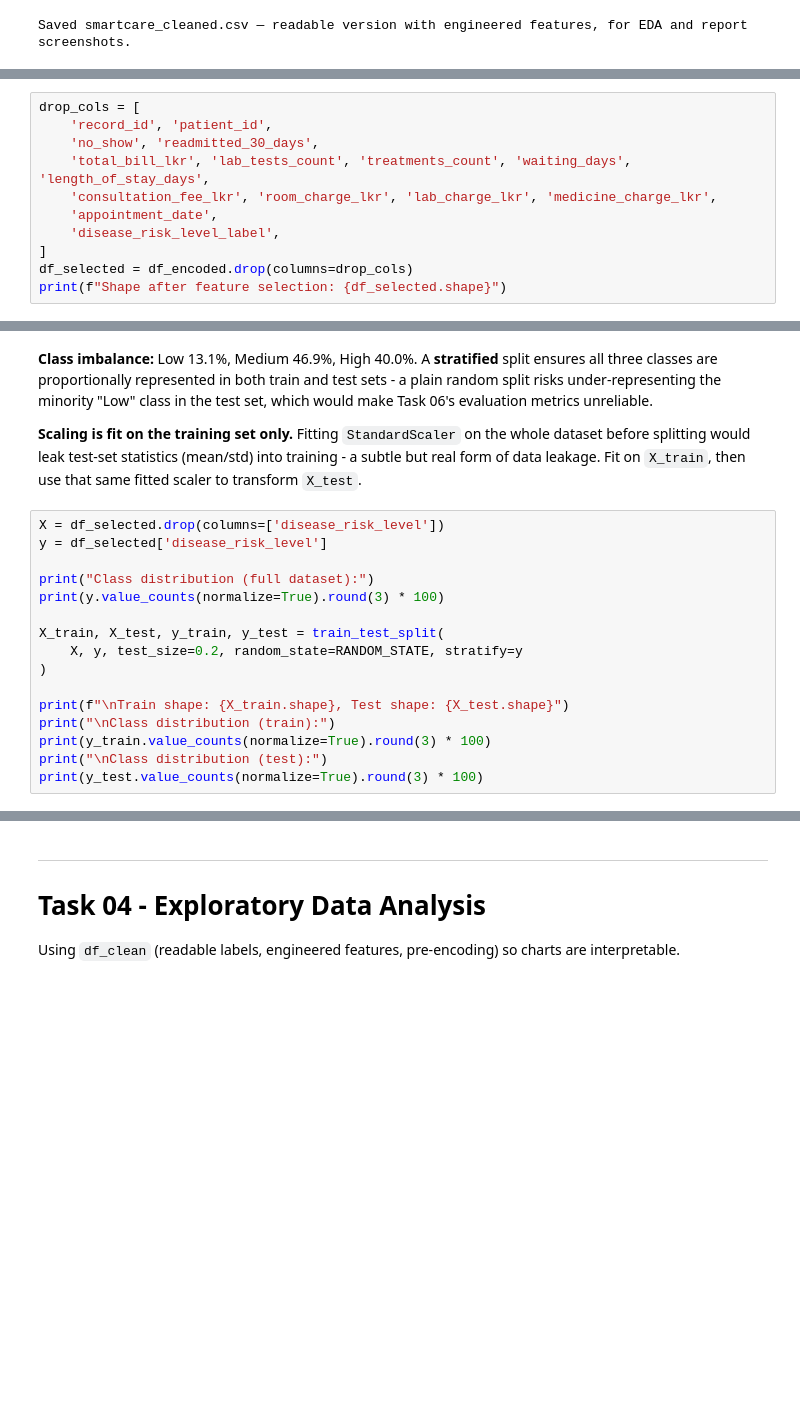
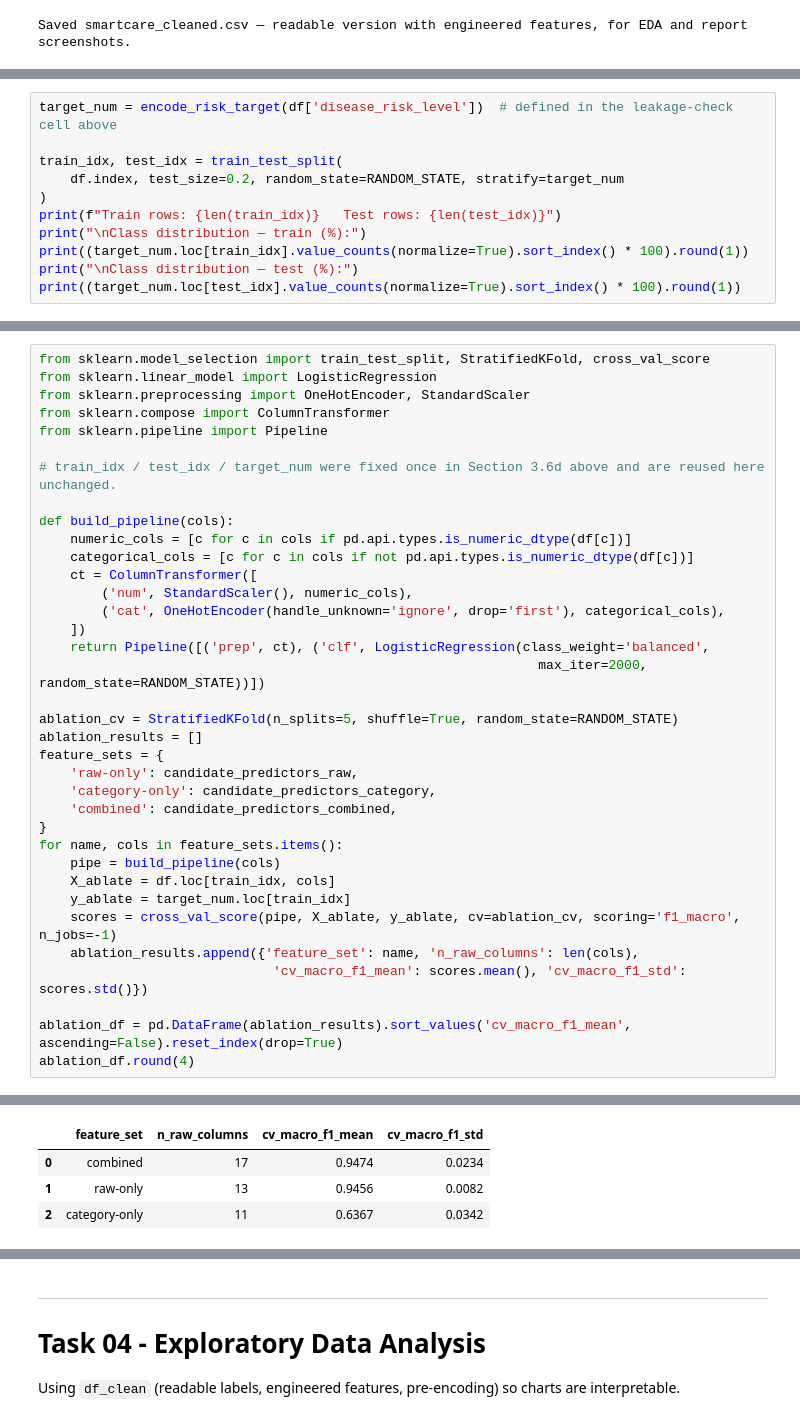
Before and after one commit to ThilaniDilmani/SmartCare-Hospital-AI, a Jupyter notebook: notebooks/task_03_and_04_CIT_23_02_0044 .ipynb, the cells around one changed output, grey strips where cells are left out. Saved outputs shown, nothing was run; the diff lists cells and outputs as text; blank space fills up the shorter version.

Commit message:
Update Task 03 and 04

```diff
--- a/notebooks/task 03 and 04_CIT-23-02-0044.ipynb
+++ b/notebooks/task_03_and_04_CIT_23_02_0044 .ipynb
@@ -377,12 +459,12 @@ dtype: float64
 # %%
-drop_cols = [
-    'record_id', 'patient_id',
-    'no_show', 'readmitted_30_days',
-    'total_bill_lkr', 'lab_tests_count', 'treatments_count', 'waiting_days', 'length_of_stay_days',
-    'consultation_fee_lkr', 'room_charge_lkr', 'lab_charge_lkr', 'medicine_charge_lkr',
-    'appointment_date',
-    'disease_risk_level_label',
-]
-df_selected = df_encoded.drop(columns=drop_cols)
-print(f"Shape after feature selection: {df_selected.shape}")
+target_num = encode_risk_target(df['disease_risk_level'])  # defined in the leakage-check cell above
+
+train_idx, test_idx = train_test_split(
+    df.index, test_size=0.2, random_state=RANDOM_STATE, stratify=target_num
+)
+print(f"Train rows: {len(train_idx)}   Test rows: {len(test_idx)}")
+print("\nClass distribution — train (%):")
+print((target_num.loc[train_idx].value_counts(normalize=True).sort_index() * 100).round(1))
+print("\nClass distribution — test (%):")
+print((target_num.loc[test_idx].value_counts(normalize=True).sort_index() * 100).round(1))
 # %% [output]
@@ -392,26 +496,37 @@ Shape after feature selection: (1000, 68)
-# %% [markdown]
-**Class imbalance:** Low 13.1%, Medium 46.9%, High 40.0%. A **stratified** split ensures all
-three classes are proportionally represented in both train and test sets - a plain random split
-risks under-representing the minority "Low" class in the test set, which would make Task 06's
-evaluation metrics unreliable.
-
-**Scaling is fit on the training set only.** Fitting `StandardScaler` on the whole dataset before
-splitting would leak test-set statistics (mean/std) into training - a subtle but real form of
-data leakage. Fit on `X_train`, then use that same fitted scaler to transform `X_test`.
 # %%
-X = df_selected.drop(columns=['disease_risk_level'])
-y = df_selected['disease_risk_level']
+from sklearn.model_selection import train_test_split, StratifiedKFold, cross_val_score
+from sklearn.linear_model import LogisticRegression
+from sklearn.preprocessing import OneHotEncoder, StandardScaler
+from sklearn.compose import ColumnTransformer
+from sklearn.pipeline import Pipeline
 
-print("Class distribution (full dataset):")
-print(y.value_counts(normalize=True).round(3) * 100)
+# train_idx / test_idx / target_num were fixed once in Section 3.6d above and are reused here unchanged.
 
-X_train, X_test, y_train, y_test = train_test_split(
-    X, y, test_size=0.2, random_state=RANDOM_STATE, stratify=y
-)
+def build_pipeline(cols):
+    numeric_cols = [c for c in cols if pd.api.types.is_numeric_dtype(df[c])]
+    categorical_cols = [c for c in cols if not pd.api.types.is_numeric_dtype(df[c])]
+    ct = ColumnTransformer([
+        ('num', StandardScaler(), numeric_cols),
+        ('cat', OneHotEncoder(handle_unknown='ignore', drop='first'), categorical_cols),
+    ])
+    return Pipeline([('prep', ct), ('clf', LogisticRegression(class_weight='balanced',
+                                                                max_iter=2000, random_state=RANDOM_STATE))])
 
-print(f"\nTrain shape: {X_train.shape}, Test shape: {X_test.shape}")
-print("\nClass distribution (train):")
-print(y_train.value_counts(normalize=True).round(3) * 100)
-print("\nClass distribution (test):")
-print(y_test.value_counts(normalize=True).round(3) * 100)
+ablation_cv = StratifiedKFold(n_splits=5, shuffle=True, random_state=RANDOM_STATE)
+ablation_results = []
+feature_sets = {
+    'raw-only': candidate_predictors_raw,
+    'category-only': candidate_predictors_category,
+    'combined': candidate_predictors_combined,
+}
+for name, cols in feature_sets.items():
+    pipe = build_pipeline(cols)
+    X_ablate = df.loc[train_idx, cols]
+    y_ablate = target_num.loc[train_idx]
+    scores = cross_val_score(pipe, X_ablate, y_ablate, cv=ablation_cv, scoring='f1_macro', n_jobs=-1)
+    ablation_results.append({'feature_set': name, 'n_raw_columns': len(cols),
+                              'cv_macro_f1_mean': scores.mean(), 'cv_macro_f1_std': scores.std()})
+
+ablation_df = pd.DataFrame(ablation_results).sort_values('cv_macro_f1_mean', ascending=False).reset_index(drop=True)
+ablation_df.round(4)
 # %% [output]
@@ -435 +533,5 @@ Name: proportion, dtype: float64
+|  | feature_set | n_raw_columns | cv_macro_f1_mean | cv_macro_f1_std |
+| 0 | combined | 17 | 0.9474 | 0.0234 |
+| 1 | raw-only | 13 | 0.9456 | 0.0082 |
+| 2 | category-only | 11 | 0.6367 | 0.0342 |
 # %%
```
Also changed, not shown: parts of 18 cells of this notebook.
